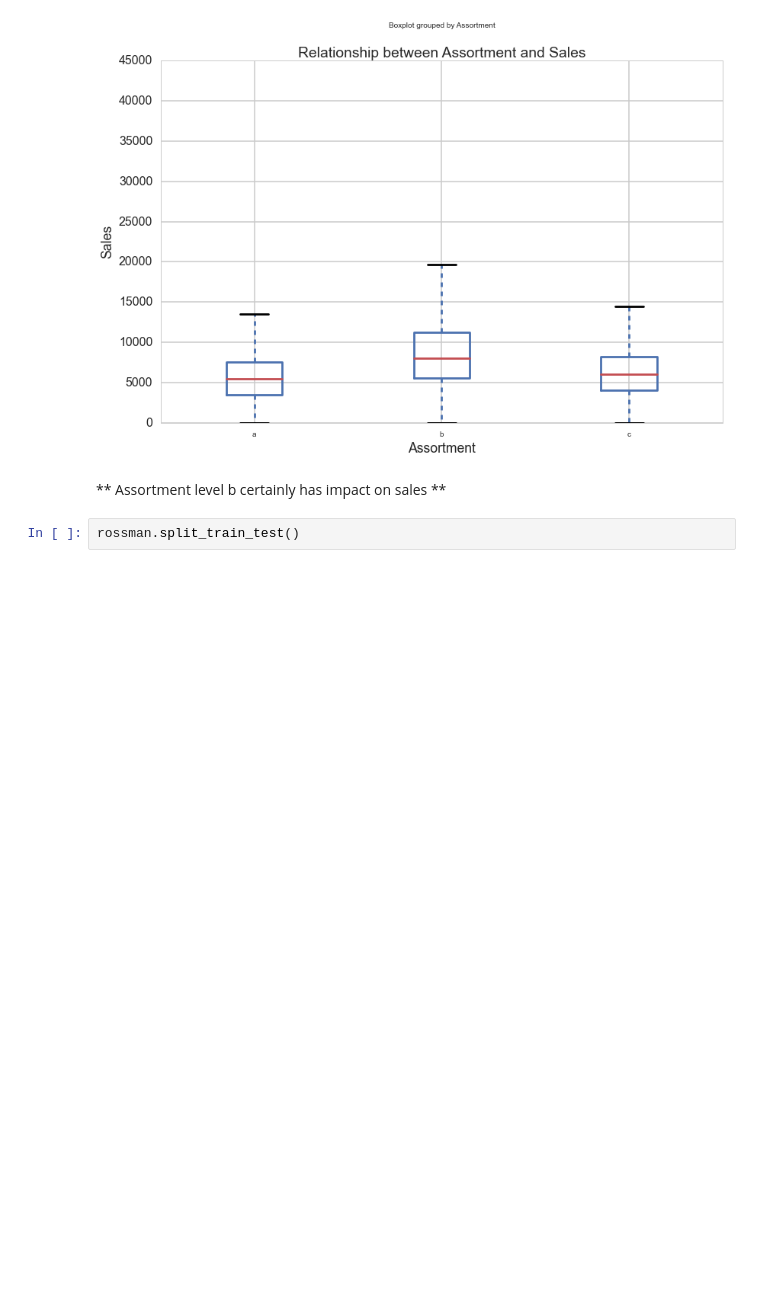
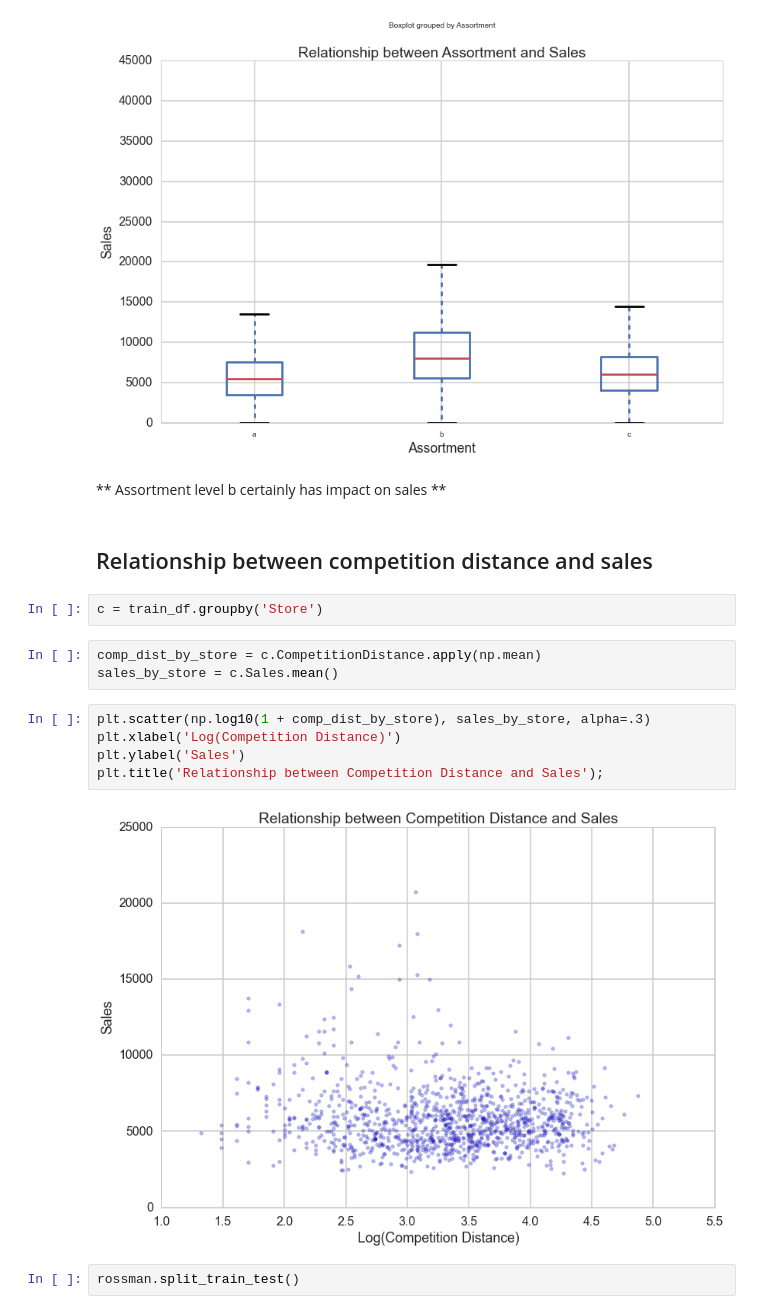
Before and after one commit to numb3r33/Kaggle-Competitions, a Jupyter notebook: Rossman-Stores-Sales/rossman_store_sales.ipynb, the cells around one changed output. Cells and saved outputs as stored; diff of their text form; blank space fills up the shorter version.

```diff
--- a/Rossman-Stores-Sales/rossman_store_sales.ipynb
+++ b/Rossman-Stores-Sales/rossman_store_sales.ipynb
@@ -539,6 +539,20 @@ plt.title('Relationship between Assortment and Sales');
 [figure]
 # %% [markdown]
 ** Assortment level b certainly has impact on sales **
+# %% [markdown]
+## Relationship between competition distance and sales
+# %%
+c = train_df.groupby('Store')
+# %%
+comp_dist_by_store = c.CompetitionDistance.apply(np.mean)
+sales_by_store = c.Sales.mean()
+# %%
+plt.scatter(np.log10(1 + comp_dist_by_store), sales_by_store, alpha=.3)
+plt.xlabel('Log(Competition Distance)')
+plt.ylabel('Sales')
+plt.title('Relationship between Competition Distance and Sales');
+# %% [output]
+[figure, added]
 # %%
 rossman.split_train_test()
 # %%
```
Also changed, not shown: parts of 20 cells of this notebook.
